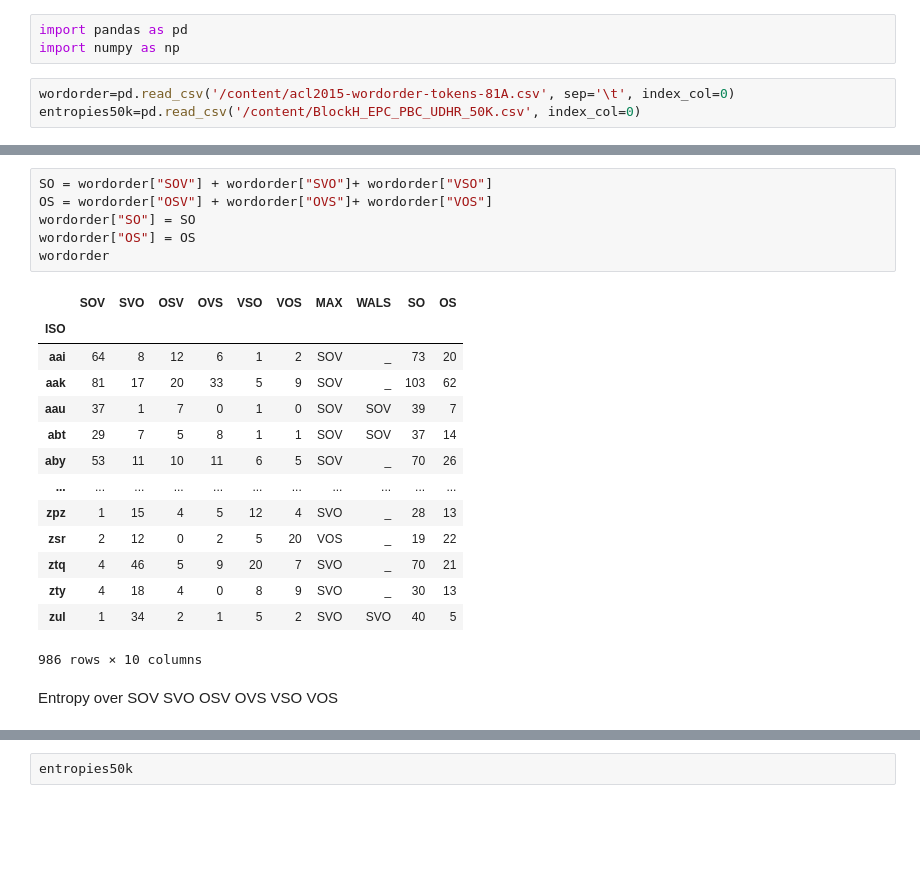
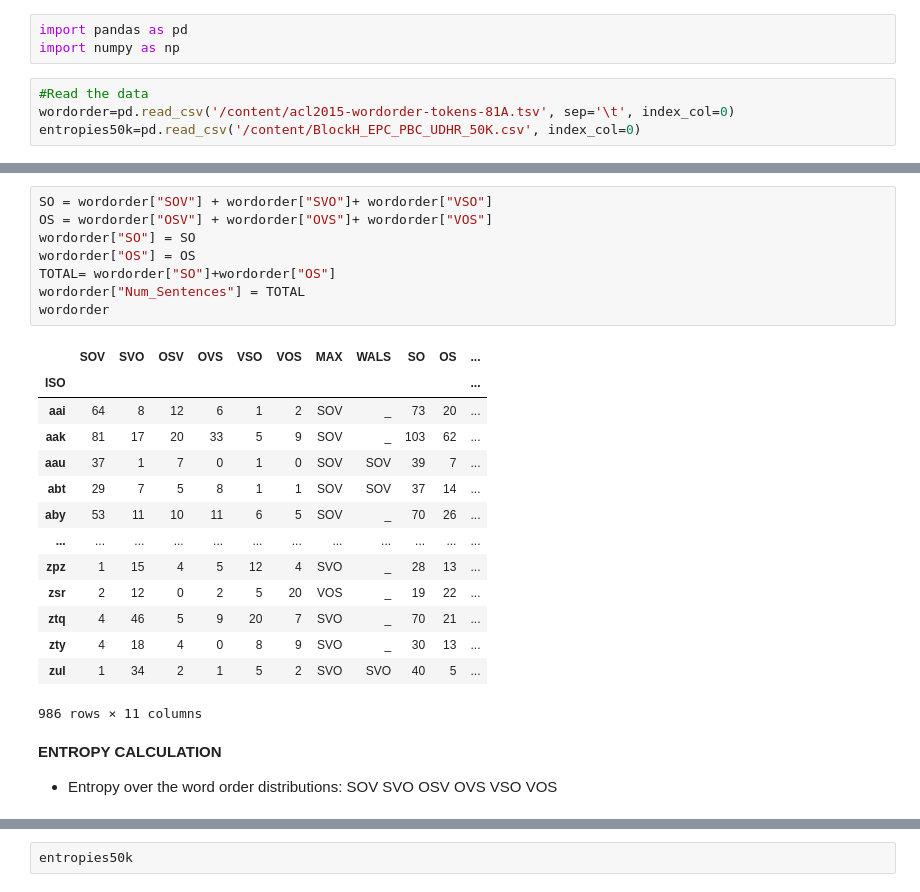
Before and after one commit to christianbentz/Workshop_DGfS2022, a Jupyter notebook: Code/Application2/WordOrder.ipynb, the cells around one changed output, grey strips where cells are left out. Drawn from its saved outputs; the diff is of its cells as text; blank space fills up the shorter version.

```diff
--- a/Code/Application2/WordOrder.ipynb
+++ b/Code/Application2/WordOrder.ipynb
@@ -4,6 +6,7 @@
 import pandas as pd
 import numpy as np
 # %%
-wordorder=pd.read_csv('/content/acl2015-wordorder-tokens-81A.csv', sep='\t', index_col=0)
+#Read the data
+wordorder=pd.read_csv('/content/acl2015-wordorder-tokens-81A.tsv', sep='\t', index_col=0)
 entropies50k=pd.read_csv('/content/BlockH_EPC_PBC_UDHR_50K.csv', index_col=0)
 # %%
@@ -21,24 +35,28 @@ We will add two columns "OS" and "SO"
 # %%
 SO = wordorder["SOV"] + wordorder["SVO"]+ wordorder["VSO"]
 OS = wordorder["OSV"] + wordorder["OVS"]+ wordorder["VOS"]
 wordorder["SO"] = SO
 wordorder["OS"] = OS
+TOTAL= wordorder["SO"]+wordorder["OS"]
+wordorder["Num_Sentences"] = TOTAL
 wordorder
 # %% [output]
-|  | SOV | SVO | OSV | OVS | VSO | VOS | MAX | WALS | SO | OS |
-| ISO |  |  |  |  |  |  |  |  |  |  |
-| aai | 64 | 8 | 12 | 6 | 1 | 2 | SOV | _ | 73 | 20 |
-| aak | 81 | 17 | 20 | 33 | 5 | 9 | SOV | _ | 103 | 62 |
-| aau | 37 | 1 | 7 | 0 | 1 | 0 | SOV | SOV | 39 | 7 |
-| abt | 29 | 7 | 5 | 8 | 1 | 1 | SOV | SOV | 37 | 14 |
-| aby | 53 | 11 | 10 | 11 | 6 | 5 | SOV | _ | 70 | 26 |
-| ... | ... | ... | ... | ... | ... | ... | ... | ... | ... | ... |
-| zpz | 1 | 15 | 4 | 5 | 12 | 4 | SVO | _ | 28 | 13 |
-| zsr | 2 | 12 | 0 | 2 | 5 | 20 | VOS | _ | 19 | 22 |
-| ztq | 4 | 46 | 5 | 9 | 20 | 7 | SVO | _ | 70 | 21 |
-| zty | 4 | 18 | 4 | 0 | 8 | 9 | SVO | _ | 30 | 13 |
-| zul | 1 | 34 | 2 | 1 | 5 | 2 | SVO | SVO | 40 | 5 |
+|  | SOV | SVO | OSV | OVS | VSO | VOS | MAX | WALS | SO | OS | ... |
+| ISO |  |  |  |  |  |  |  |  |  |  | ... |
+| aai | 64 | 8 | 12 | 6 | 1 | 2 | SOV | _ | 73 | 20 | ... |
+| aak | 81 | 17 | 20 | 33 | 5 | 9 | SOV | _ | 103 | 62 | ... |
+| aau | 37 | 1 | 7 | 0 | 1 | 0 | SOV | SOV | 39 | 7 | ... |
+| abt | 29 | 7 | 5 | 8 | 1 | 1 | SOV | SOV | 37 | 14 | ... |
+| aby | 53 | 11 | 10 | 11 | 6 | 5 | SOV | _ | 70 | 26 | ... |
+| ... | ... | ... | ... | ... | ... | ... | ... | ... | ... | ... | ... |
+| zpz | 1 | 15 | 4 | 5 | 12 | 4 | SVO | _ | 28 | 13 | ... |
+| zsr | 2 | 12 | 0 | 2 | 5 | 20 | VOS | _ | 19 | 22 | ... |
+| ztq | 4 | 46 | 5 | 9 | 20 | 7 | SVO | _ | 70 | 21 | ... |
+| zty | 4 | 18 | 4 | 0 | 8 | 9 | SVO | _ | 30 | 13 | ... |
+| zul | 1 | 34 | 2 | 1 | 5 | 2 | SVO | SVO | 40 | 5 | ... |
-986 rows × 10 columns
+986 rows × 11 columns
 # %% [markdown]
-Entropy over SOV 	SVO 	OSV 	OVS 	VSO 	VOS
+**ENTROPY CALCULATION**
+
+*   Entropy over the word order distributions: SOV 	SVO 	OSV 	OVS 	VSO 	VOS
 # %%
```
Also changed, not shown: parts of 17 cells of this notebook.
